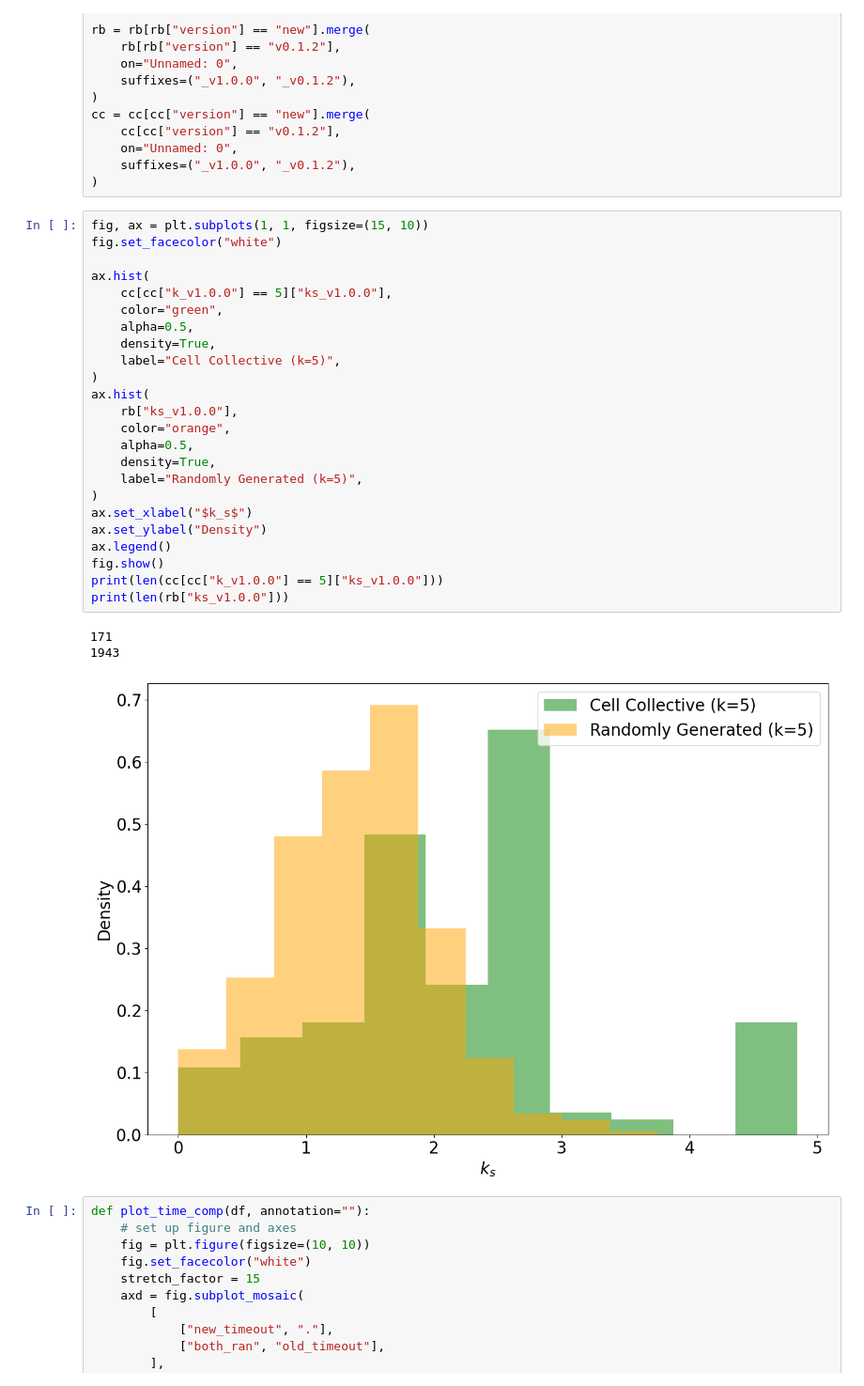
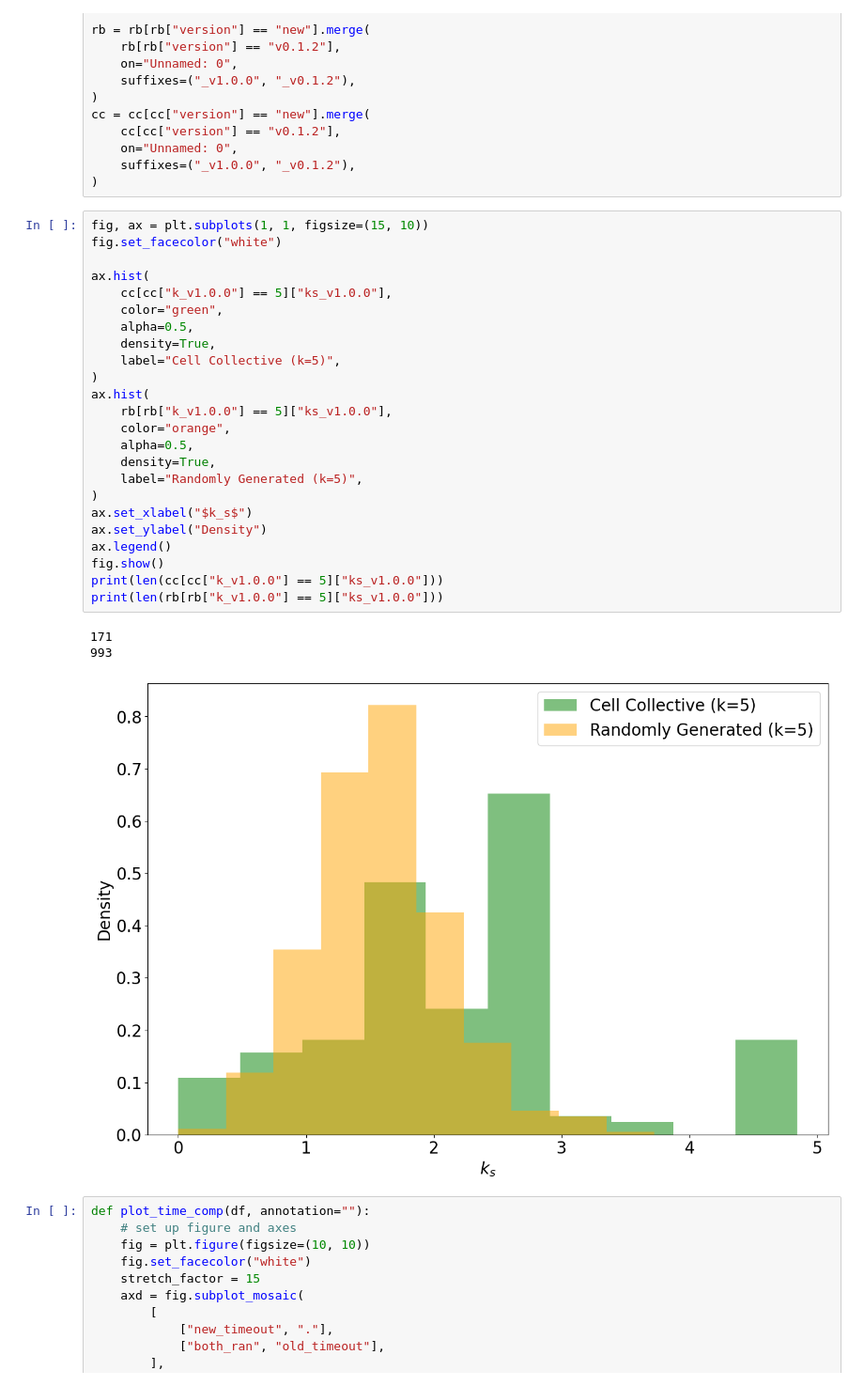
Before and after one commit to CASCI-lab/symmetryInCellCollective, a Jupyter notebook: plots.ipynb, the cells around one changed output. Shown at 94% size. Cells and saved outputs as stored; diff of their text form.

Commit message:
fixed k requirement for rbn in plot

```diff
--- a/plots.ipynb
+++ b/plots.ipynb
@@ -29,31 +29,31 @@ cc = cc[cc["version"] == "new"].merge(
 # %%
 fig, ax = plt.subplots(1, 1, figsize=(15, 10))
 fig.set_facecolor("white")
 
 ax.hist(
     cc[cc["k_v1.0.0"] == 5]["ks_v1.0.0"],
     color="green",
     alpha=0.5,
     density=True,
     label="Cell Collective (k=5)",
 )
 ax.hist(
-    rb["ks_v1.0.0"],
+    rb[rb["k_v1.0.0"] == 5]["ks_v1.0.0"],
     color="orange",
     alpha=0.5,
     density=True,
     label="Randomly Generated (k=5)",
 )
 ax.set_xlabel("$k_s$")
 ax.set_ylabel("Density")
 ax.legend()
 fig.show()
 print(len(cc[cc["k_v1.0.0"] == 5]["ks_v1.0.0"]))
-print(len(rb["ks_v1.0.0"]))
+print(len(rb[rb["k_v1.0.0"] == 5]["ks_v1.0.0"]))
 # %% [output]
 171
-1943
+993
-[figure, old version]
+[figure, new version]
 # %%
 def plot_time_comp(df, annotation=""):
     # set up figure and axes
```
